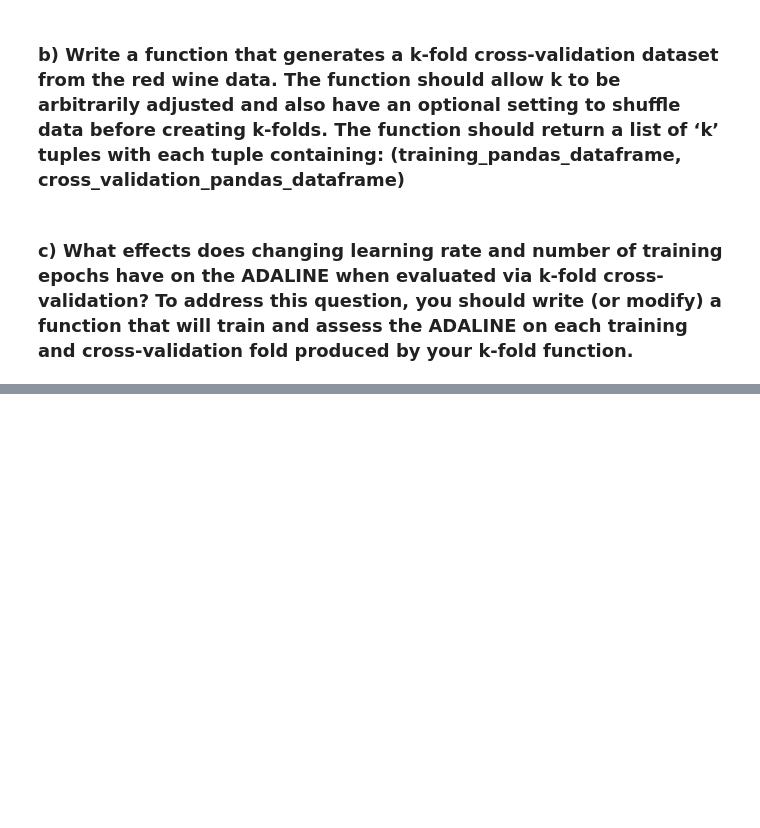
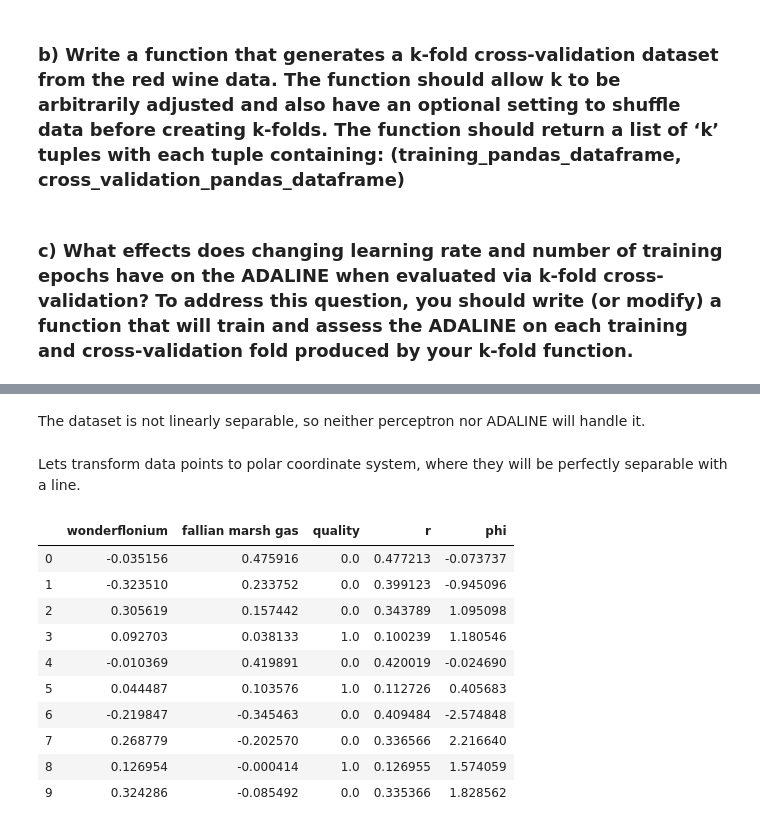
Before and after one commit to mx-crs/project_ft-sommelier, a Jupyter notebook: ft_sommelier.ipynb, the cells around one changed output, grey strips where cells are left out. Cells and saved outputs as stored; diff of their text form; code cells hidden in the pictures; blank space fills up the shorter version.

```diff
--- a/ft_sommelier.ipynb
+++ b/ft_sommelier.ipynb
@@ -404,0 +536,22 @@ df_k_folds = data_service.split_data_k_fold(df, k_fold)
+# %% [markdown]
+The dataset is not linearly separable, so neither perceptron nor ADALINE will handle it.
+# %% [markdown]
+Lets transform data points to polar coordinate system, where they will be perfectly separable with a line.
+# %%
+x1 = dataset["wonderflonium"]
+x2 = dataset["fallian marsh gas"]
+dataset = dataset.assign(r=pd.Series(x1**2 + x2**2)**0.5)
+dataset = dataset.assign(phi=pd.Series([math.atan2(x,y) for (x,y) in zip(x1,x2)]))
+dataset.iloc[:10]
+# %% [output]
+|  | wonderflonium | fallian marsh gas | quality | r | phi |
+| 0 | -0.035156 | 0.475916 | 0.0 | 0.477213 | -0.073737 |
+| 1 | -0.323510 | 0.233752 | 0.0 | 0.399123 | -0.945096 |
+| 2 | 0.305619 | 0.157442 | 0.0 | 0.343789 | 1.095098 |
+| 3 | 0.092703 | 0.038133 | 1.0 | 0.100239 | 1.180546 |
+| 4 | -0.010369 | 0.419891 | 0.0 | 0.420019 | -0.024690 |
+| 5 | 0.044487 | 0.103576 | 1.0 | 0.112726 | 0.405683 |
+| 6 | -0.219847 | -0.345463 | 0.0 | 0.409484 | -2.574848 |
+| 7 | 0.268779 | -0.202570 | 0.0 | 0.336566 | 2.216640 |
+| 8 | 0.126954 | -0.000414 | 1.0 | 0.126955 | 1.574059 |
+| 9 | 0.324286 | -0.085492 | 0.0 | 0.335366 | 1.828562 |
```
Also changed, not shown: parts of 27 cells of this notebook.
